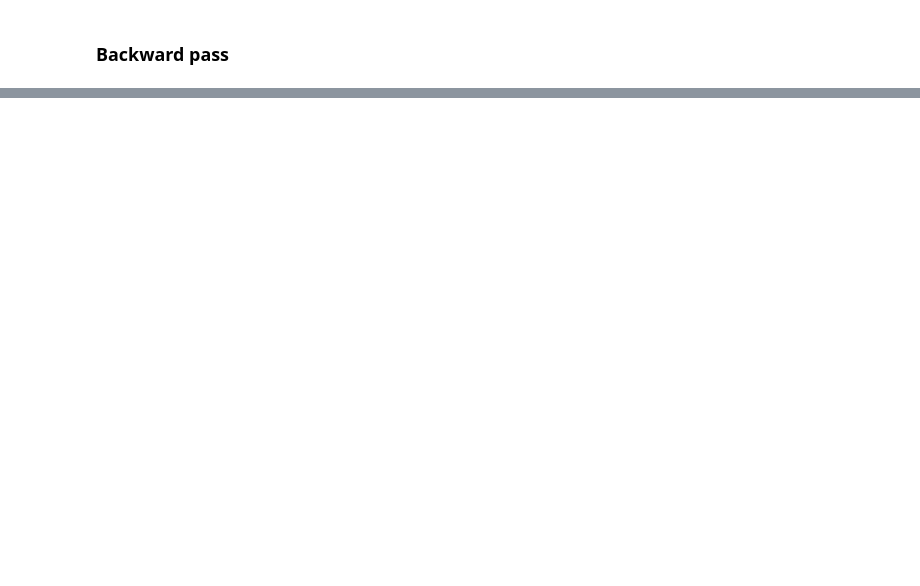
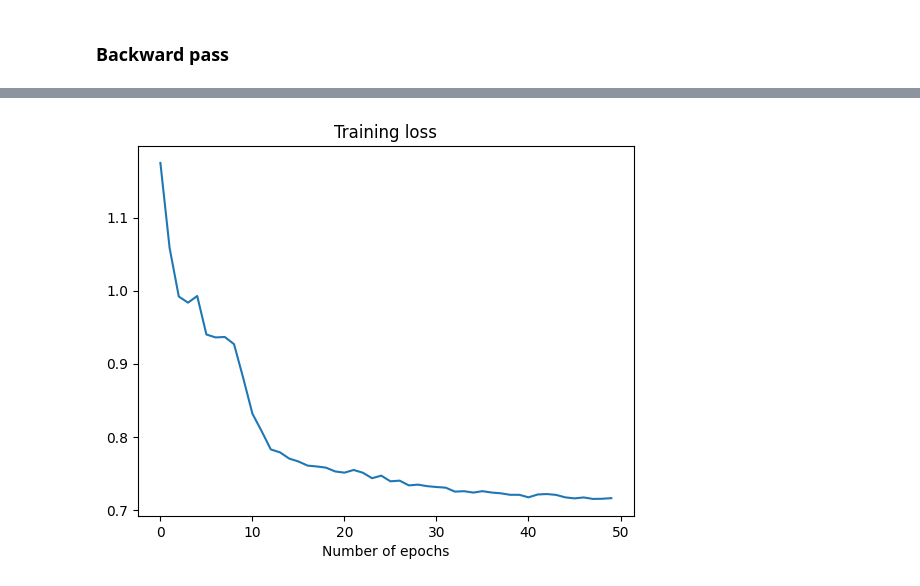
Before and after one commit to QSciTech-QuantumBC-Workshop/save-quantum, a Jupyter notebook: topo_classifier_project.ipynb, the cells around one changed output, grey strips where cells are left out. Drawn from its saved outputs; the diff is of its cells as text; code cells hidden in the pictures; blank space fills up the shorter version.

```diff
--- a/topo_classifier_project.ipynb
+++ b/topo_classifier_project.ipynb
@@ -315,9 +291,13 @@ vqc = NeuralNetworkClassifier(neural_network=sampler_qnn,
 
 vqc = vqc.fit(x_train, y_train_1h)
 # %%
+plt.figure()
 plt.plot(spsa_loss_recorder)
 plt.xlabel("Number of epochs")
 plt.title("Training loss")
+plt.show()
+# %% [output]
+[figure, added]
 # %%
 score_train = vqc.score(x_train, y_train_1h)
 score_test = vqc.score(x_test, y_test_1h)
```
Also changed, not shown: parts of 25 cells of this notebook.
